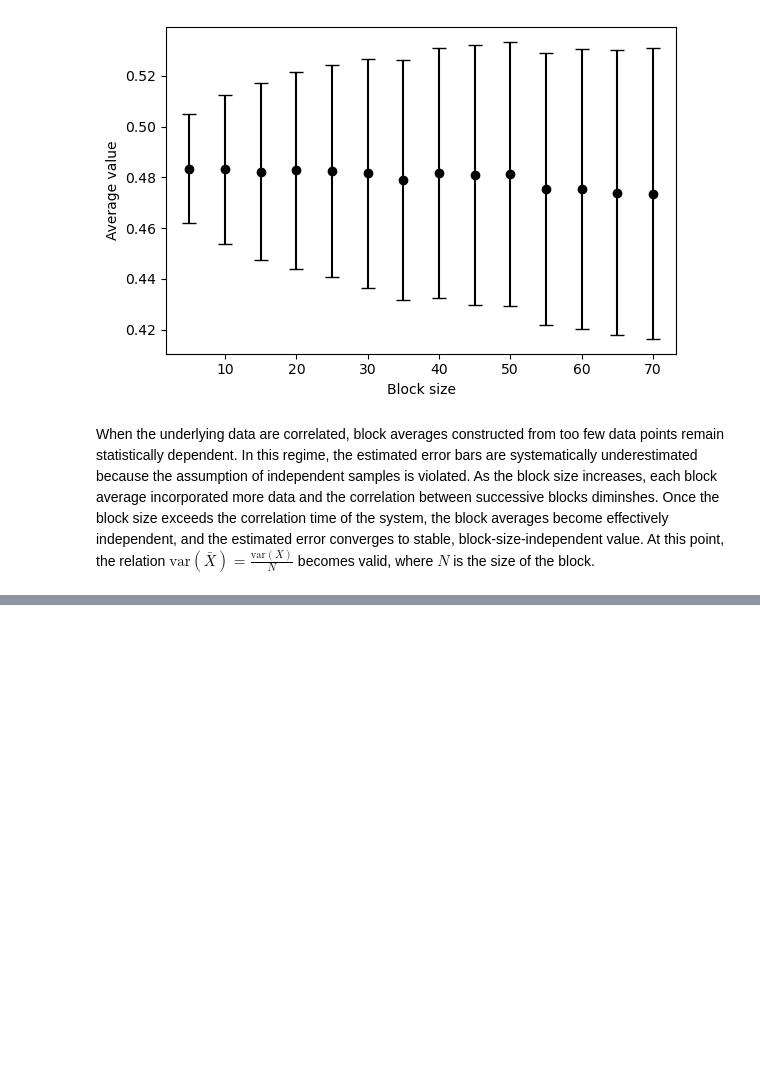
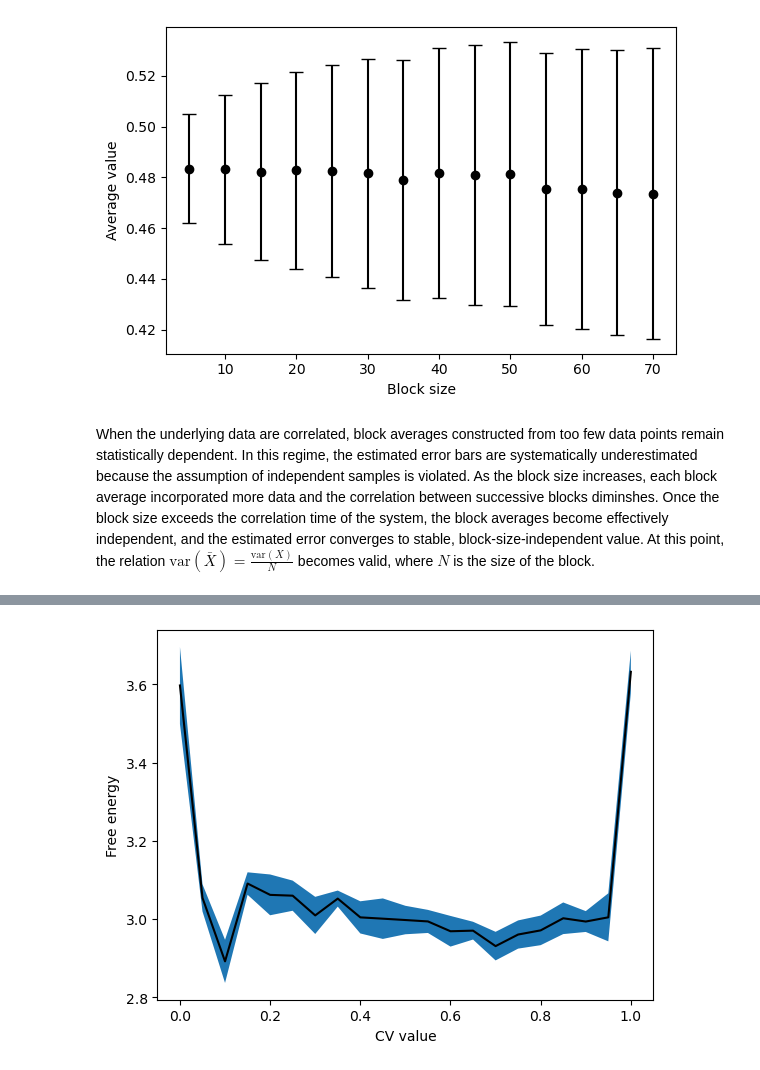
Before and after one commit to heyitsdipu/PLUMED-hands-on, a Jupyter notebook: masterclass-21-2/notebooks/exercise.ipynb, the cells around one changed output, grey strips where cells are left out. Saved outputs shown, nothing was run; the diff lists cells and outputs as text; code cells hidden in the pictures; blank space fills up the shorter version.

```diff
--- a/masterclass-21-2/notebooks/exercise.ipynb
+++ b/masterclass-21-2/notebooks/exercise.ipynb
@@ -895,0 +981,39 @@ In what follows, the goal is to compute averages, fluctuations, and free energie
+# %%
+# Function to read in histogram data and normalization
+def readhistogram(file):
+    # Read in the histogram data
+    data = np.loadtxt(file)
+    with open(file, "r") as f:
+        for l in f:
+            if l.startswith("#! SET normalisation"):
+                norm = l.split()[3]
+    return float(norm), data
+
+# Calculate weighted average
+norm1, hist1 = readhistogram("Exercise-8/hist.dat")
+N, average = norm1, norm1 * hist1[:, 1]
+
+
+for filen in glob.glob("Exercise-8/analysis.*.hist.dat"):
+    norm, histn = readhistogram(filen)
+    N, average = N + norm, average + norm * histn[:, 1]
+
+average = average / N
+
+# Calculate errors
+norm1, hist1 = readhistogram("Exercise-8/hist.dat")
+error = norm1 * norm1 * (hist1[:,1] - average)**2
+
+for filen in glob.glob("Exercise-8/analysis.*.hist.dat"):
+    norm, histn = readhistogram(filen)
+    error = error + norm * norm * (histn[:, 1] - average)**2
+
+error = np.sqrt((error / (N*N)))
+
+# Convert to free energy
+fes = -np.log(average)
+
+# Convert to error in fes
+ferr = error / average
+# %% [output]
+[figure, added]
```
Also changed, not shown: parts of 5 cells of this notebook.
